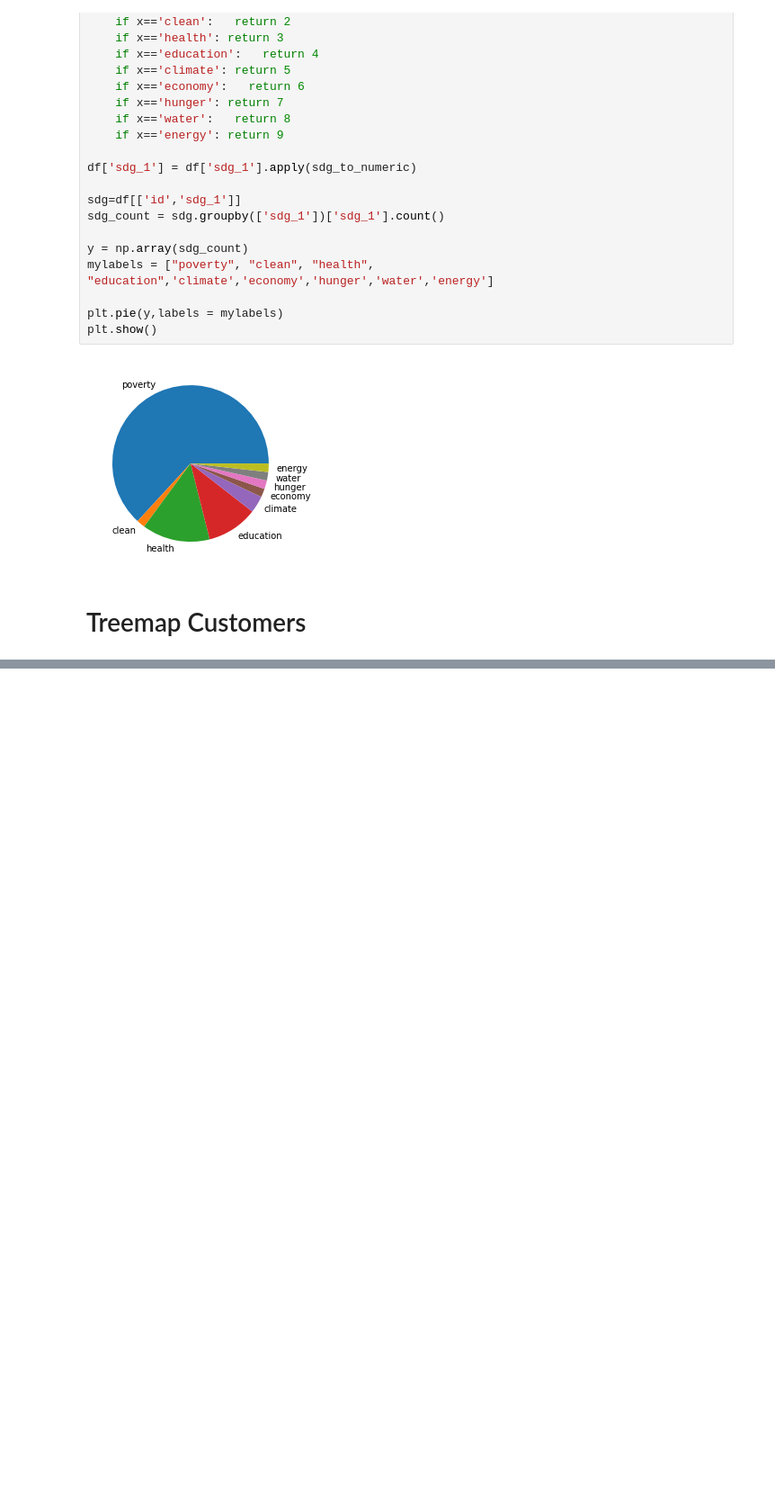
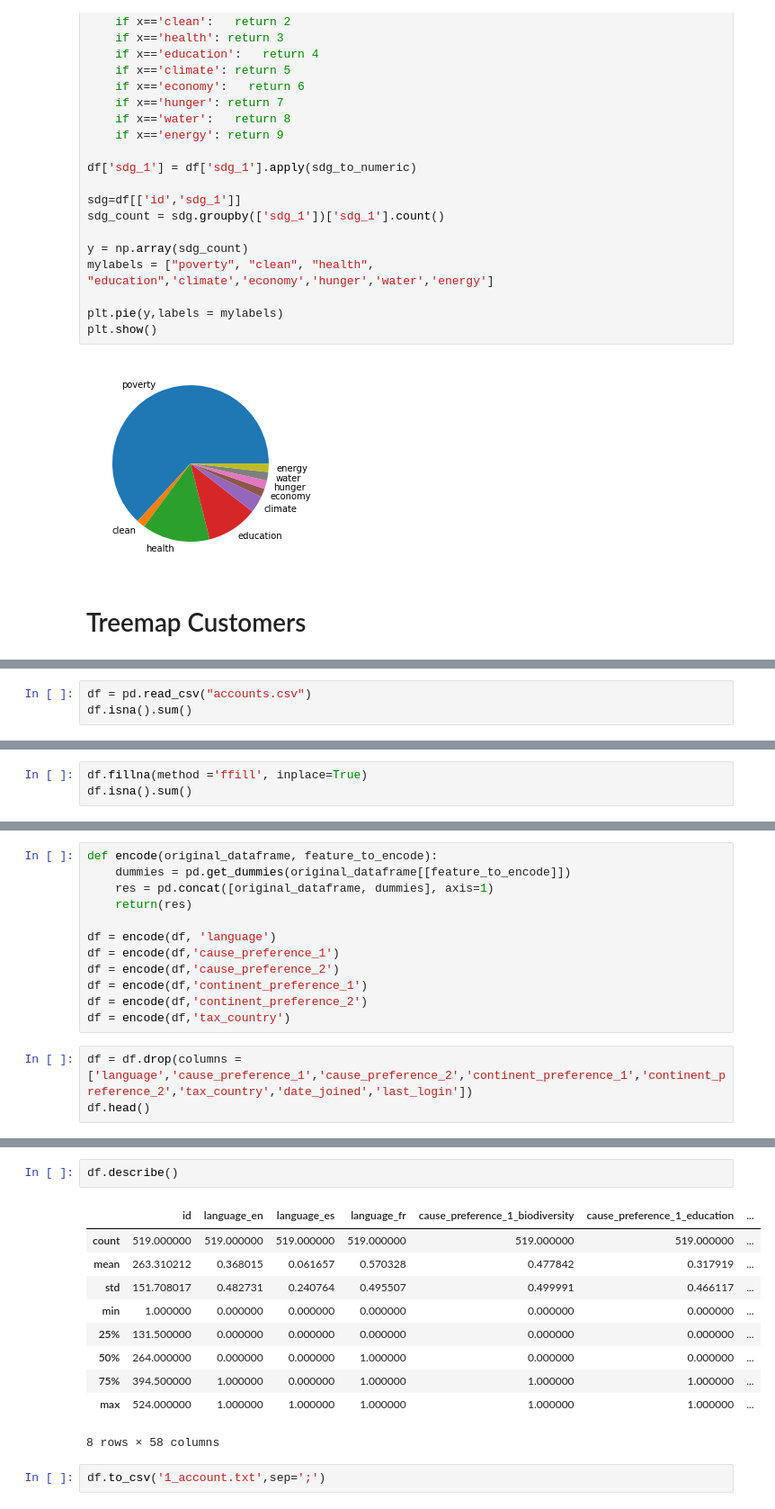
Before and after one commit to danielballesterc/capstone, a Jupyter notebook: Python Data Viz.ipynb, the cells around one changed output, grey strips where cells are left out. Shown at 90% size. Saved outputs shown, nothing was run; the diff lists cells and outputs as text; blank space fills up the shorter version.

```diff
--- a/Python Data Viz.ipynb
+++ b/Python Data Viz.ipynb
@@ -135,0 +138,3 @@ plt.show()
+# %%
+df = pd.read_csv("accounts.csv")
+df.isna().sum()
@@ -135,0 +152,3 @@ plt.show()
+# %%
+df.fillna(method ='ffill', inplace=True)
+df.isna().sum()
@@ -135,0 +166,15 @@ plt.show()
+# %%
+def encode(original_dataframe, feature_to_encode):
+    dummies = pd.get_dummies(original_dataframe[[feature_to_encode]])
+    res = pd.concat([original_dataframe, dummies], axis=1)
+    return(res)
+
+df = encode(df, 'language')
+df = encode(df,'cause_preference_1')
+df = encode(df,'cause_preference_2')
+df = encode(df,'continent_preference_1')
+df = encode(df,'continent_preference_2')
+df = encode(df,'tax_country')
+# %%
+df = df.drop(columns = ['language','cause_preference_1','cause_preference_2','continent_preference_1','continent_preference_2','tax_country','date_joined','last_login'])
+df.head()
@@ -135,0 +189,15 @@ plt.show()
+# %%
+df.describe()
+# %% [output]
+|  | id | language_en | language_es | language_fr | cause_preference_1_biodiversity | cause_preference_1_education | ... |
+| count | 519.000000 | 519.000000 | 519.000000 | 519.000000 | 519.000000 | 519.000000 | ... |
+| mean | 263.310212 | 0.368015 | 0.061657 | 0.570328 | 0.477842 | 0.317919 | ... |
+| std | 151.708017 | 0.482731 | 0.240764 | 0.495507 | 0.499991 | 0.466117 | ... |
+| min | 1.000000 | 0.000000 | 0.000000 | 0.000000 | 0.000000 | 0.000000 | ... |
+| 25% | 131.500000 | 0.000000 | 0.000000 | 0.000000 | 0.000000 | 0.000000 | ... |
+| 50% | 264.000000 | 0.000000 | 0.000000 | 1.000000 | 0.000000 | 0.000000 | ... |
+| 75% | 394.500000 | 1.000000 | 0.000000 | 1.000000 | 1.000000 | 1.000000 | ... |
+| max | 524.000000 | 1.000000 | 1.000000 | 1.000000 | 1.000000 | 1.000000 | ... |
+8 rows × 58 columns
+# %%
+df.to_csv('1_account.txt',sep=';')
```
Also changed, not shown: parts of 5 cells of this notebook.
